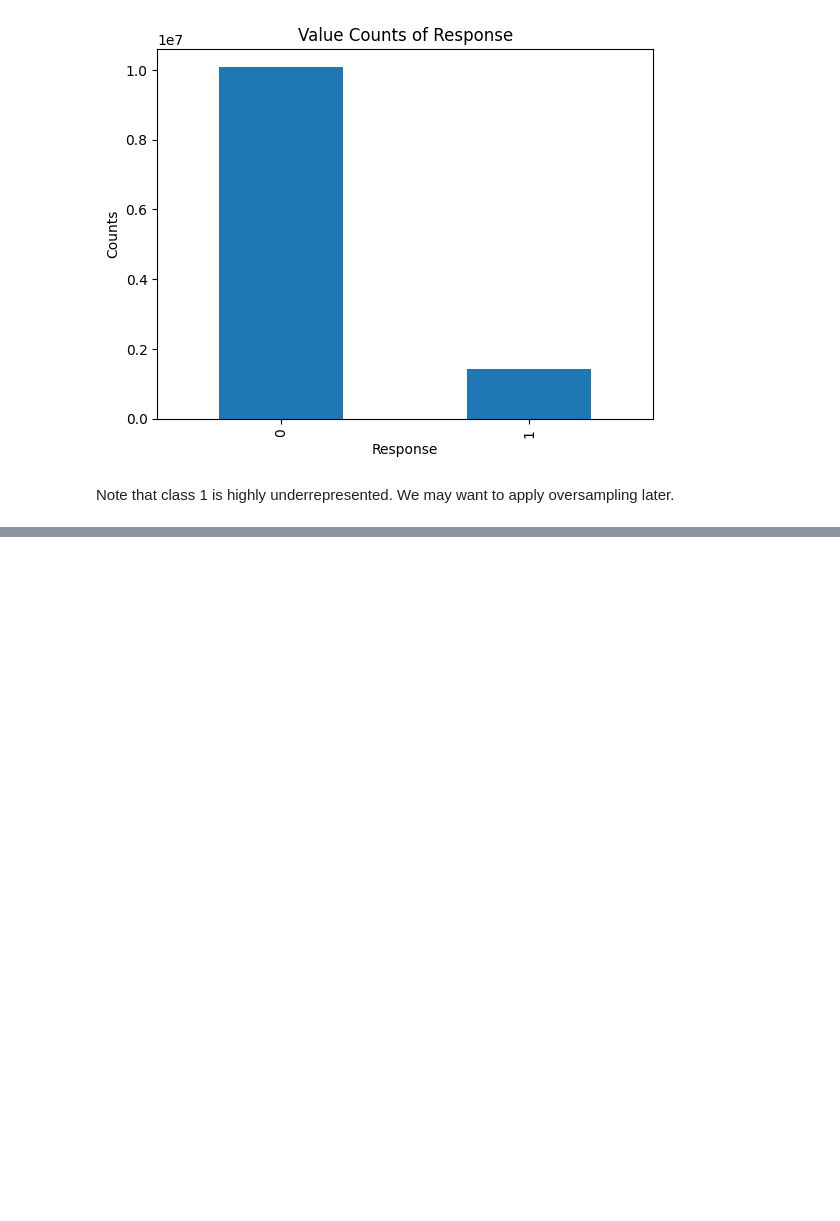
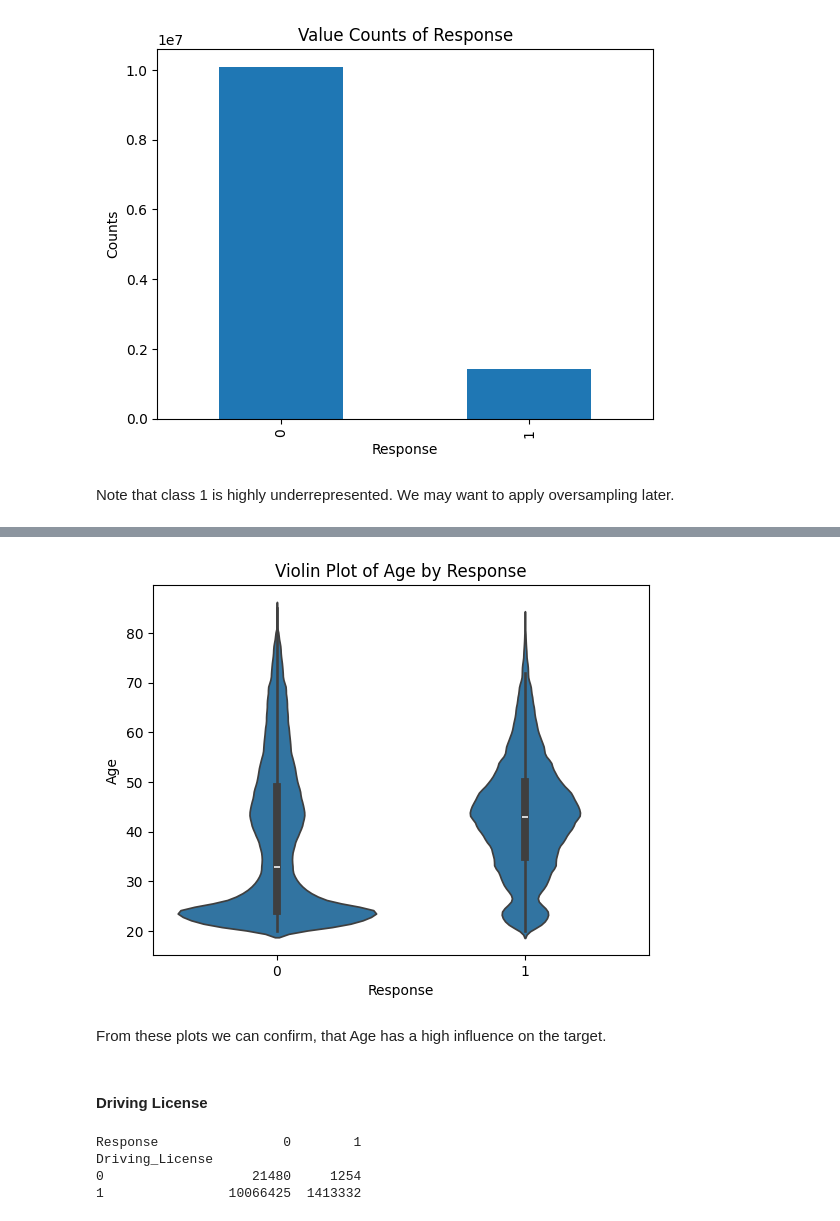
Before and after one commit to i-osipchyk/insurance-cross-selling, a Jupyter notebook: main.ipynb, the cells around one changed output, grey strips where cells are left out. Cells and saved outputs as stored; diff of their text form; code cells hidden in the pictures; blank space fills up the shorter version.

```diff
--- a/main.ipynb
+++ b/main.ipynb
@@ -210,0 +286,18 @@ Note that class 1 is highly underrepresented. We may want to apply oversampling
+# %%
+sns.violinplot(x='Response', y='Age', data=train)
+plt.title('Violin Plot of Age by Response')
+plt.show()
+# %% [output]
+[figure, added]
+# %% [markdown]
+From these plots we can confirm, that Age has a high influence on the target.
+# %% [markdown]
+#### Driving License
+# %%
+contingency_table = pd.crosstab(train['Driving_License'], train['Response'])
+print(contingency_table)
+# %% [output]
+Response                0        1
+Driving_License
+0                   21480     1254
+1                10066425  1413332
```
Also changed, not shown: parts of 61 cells of this notebook.
